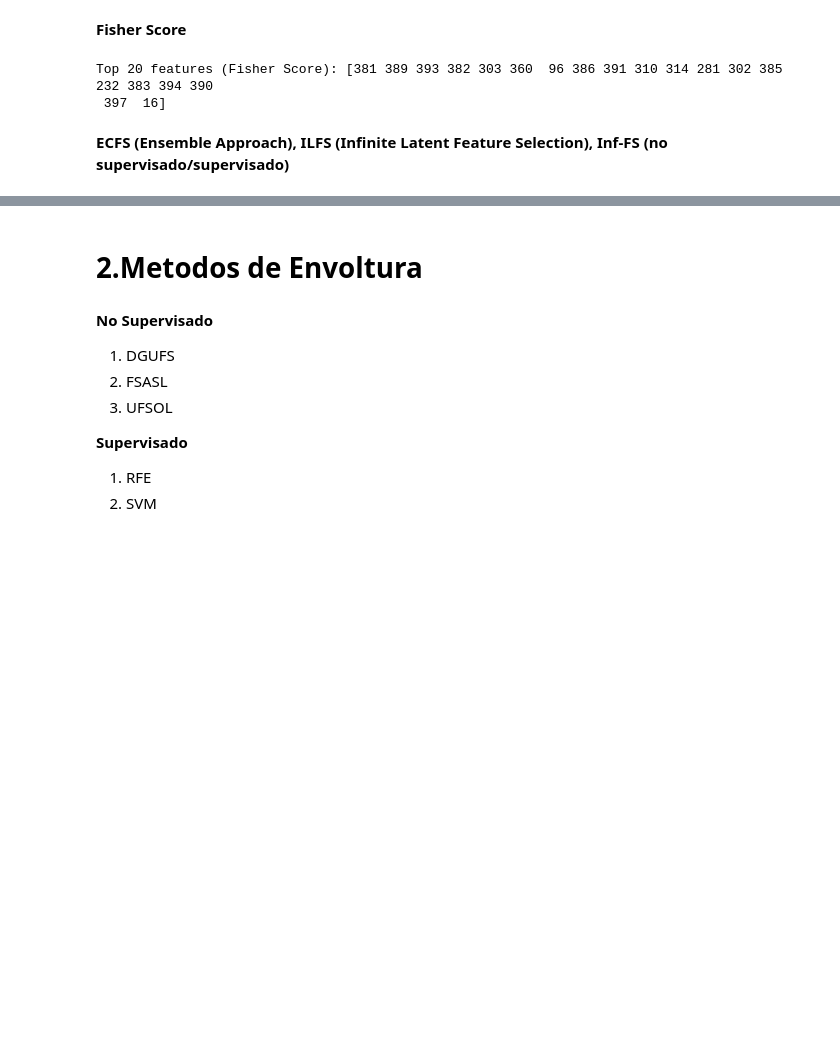
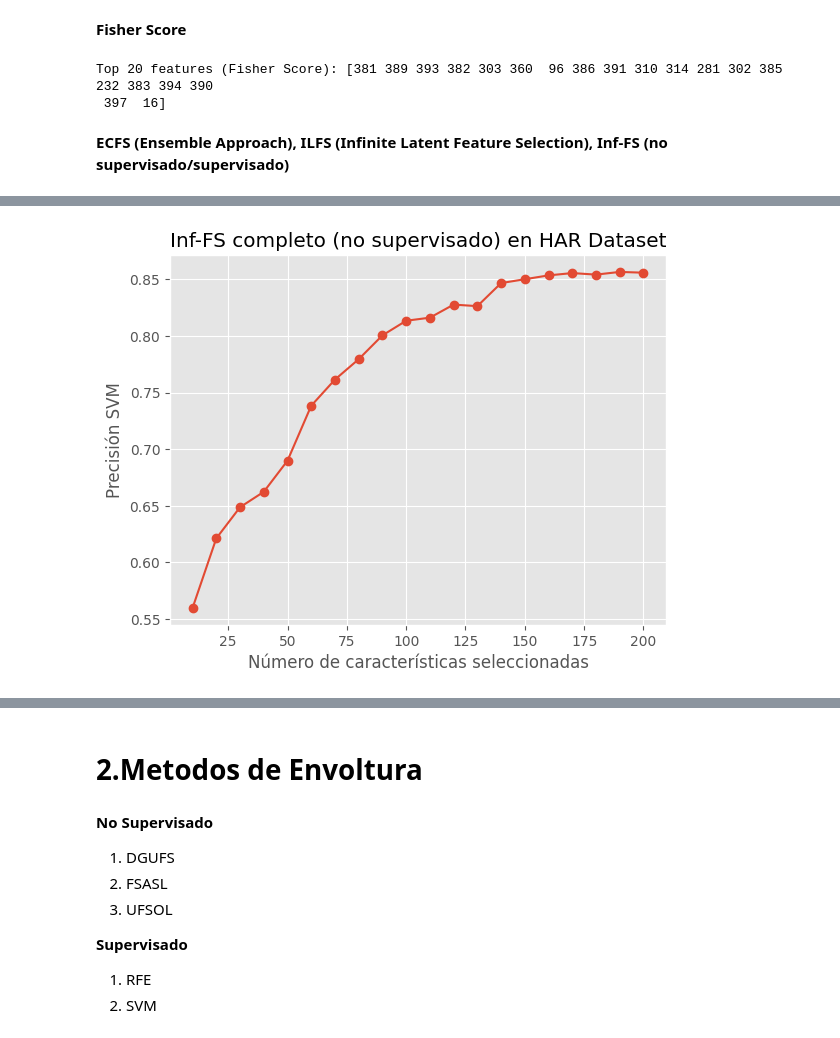
Before and after one commit to Chijiro31/-Infinite-Feature-Selection-a-Graph-based-Feature-, a Jupyter notebook: Untitled4.ipynb, the cells around one changed output, grey strips where cells are left out. Saved outputs shown, nothing was run; the diff lists cells and outputs as text; code cells hidden in the pictures; blank space fills up the shorter version.

```diff
--- a/Untitled4.ipynb
+++ b/Untitled4.ipynb
@@ -210,0 +167,60 @@ print("Inf‑FS(s) en rankings:", 'Inf-FS(s)' in rankings)
+# %%
+import numpy as np
+import networkx as nx
+from numpy.linalg import eigvals, inv
+from sklearn.preprocessing import StandardScaler
+from sklearn.svm import SVC
+from sklearn.metrics import accuracy_score
+import matplotlib.pyplot as plt
+
+def inf_fs(X, alpha=None):
+    """
+    Infinite Feature Selection (Inf-FS)
+    X: matriz de datos (instancias x características)
+    alpha: factor de decaimiento (si None, se calcula automáticamente)
+    return: lista de características ordenadas por importancia
+    """
+
+    # 1. Matriz de similitud (correlación absoluta entre características)
+    corr = np.abs(np.corrcoef(X.T))
+    np.fill_diagonal(corr, 0)  # eliminar autoconexiones
+
+    # 2. Calcular alpha si no se pasa
+    max_eig = max(np.real(eigvals(corr)))
+    if alpha is None:
+        alpha = 0.9 / max_eig  # valor seguro para convergencia
+
+    # 3. Suma infinita de caminos: S = (I - αA)^-1 - I
+    I = np.eye(corr.shape[0])
+    S = inv(I - alpha * corr) - I
+
+    # 4. Score por nodo: suma de pesos salientes
+    feature_scores = np.sum(S, axis=1)
+    ranked_features = np.argsort(-feature_scores)
+
+    return ranked_features, feature_scores
+
+# Aplicar Inf-FS completo
+ranked_features, scores = inf_fs(X_train)
+
+# Evaluar con SVM
+accuracies = []
+features_range = list(range(10, 201, 10))
+
+for k in features_range:
+    selected = ranked_features[:k]
+    clf = SVC(kernel='linear')
+    clf.fit(X_train[:, selected], y_train)
+    y_pred = clf.predict(X_test[:, selected])
+    acc = accuracy_score(y_test, y_pred)
+    accuracies.append(acc)
+
+# Graficar
+plt.plot(features_range, accuracies, marker='o')
+plt.title("Inf-FS completo (no supervisado) en HAR Dataset")
+plt.xlabel("Número de características seleccionadas")
+plt.ylabel("Precisión SVM")
+plt.grid(True)
+plt.show()
+# %% [output]
+[figure, added]
```
Also changed, not shown: parts of 10 cells of this notebook.
